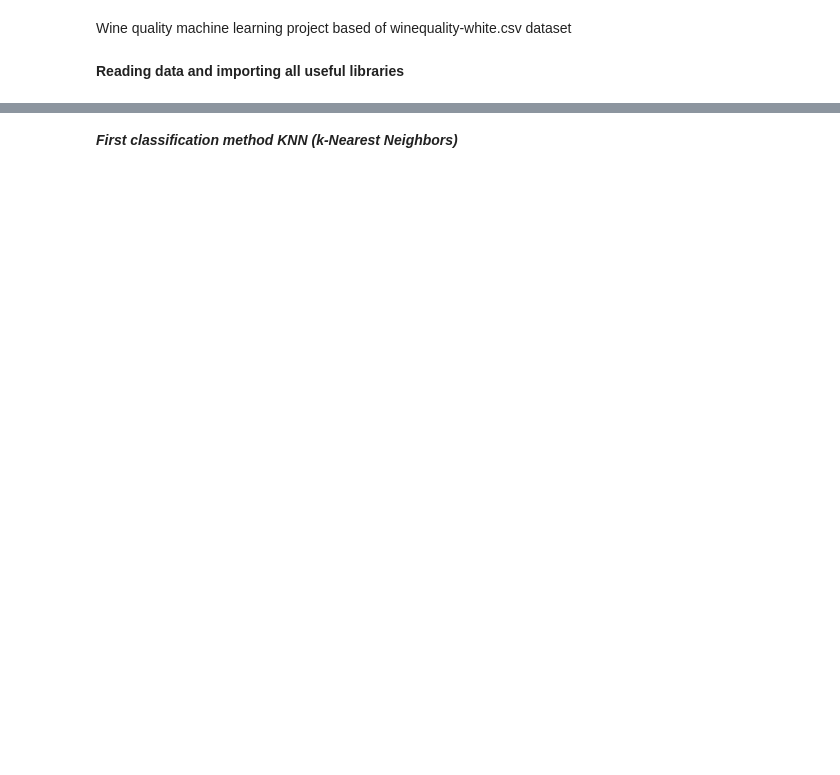
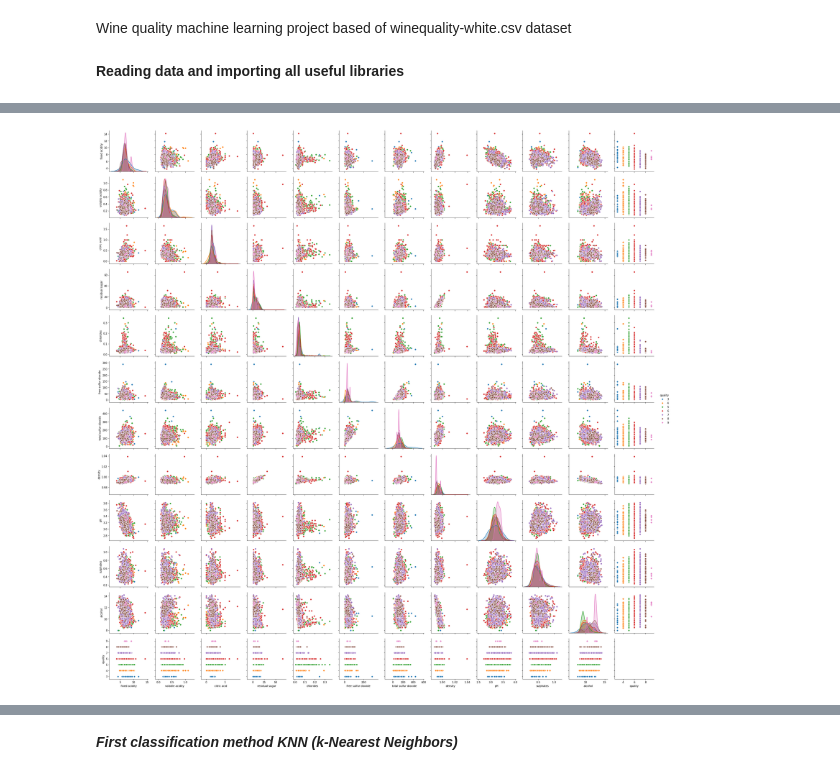
Before and after one commit to Kmirek3110/Ml_projekt, a Jupyter notebook: Ml_projekt_Mirek.ipynb, the cells around one changed output, grey strips where cells are left out. Saved outputs shown, nothing was run; the diff lists cells and outputs as text; code cells hidden in the pictures; blank space fills up the shorter version.

```diff
--- a/Ml_projekt_Mirek.ipynb
+++ b/Ml_projekt_Mirek.ipynb
@@ -43,0 +103,4 @@ Example data
+# %%
+g = sns.pairplot(df1, hue="quality")
+# %% [output]
+[figure, added]
```
Also changed, not shown: parts of 29 cells of this notebook.
